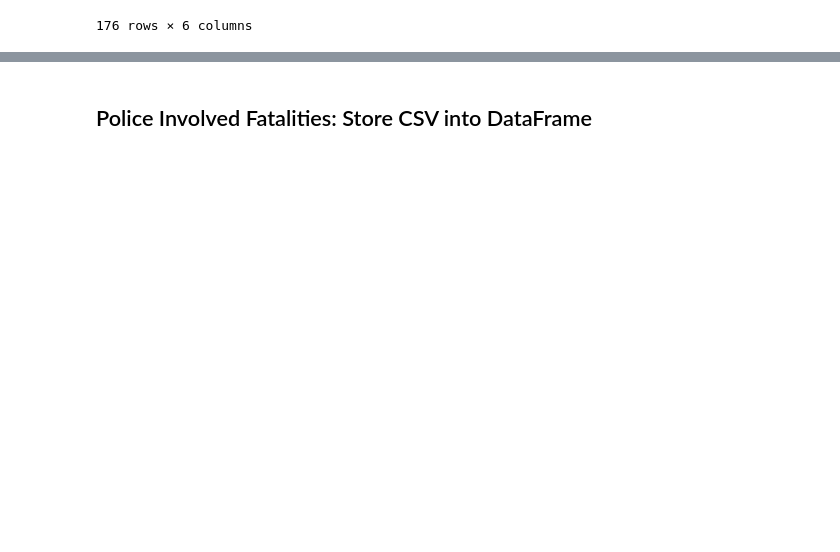
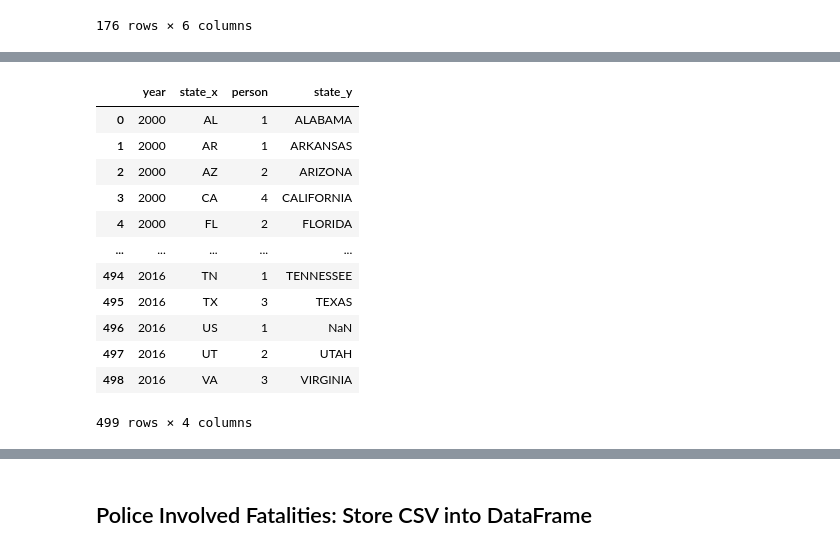
Before and after one commit to dianabaltazar/etl-project, a Jupyter notebook: etl_project.ipynb, the cells around one changed output, grey strips where cells are left out. Saved outputs shown, nothing was run; the diff lists cells and outputs as text; code cells hidden in the pictures; blank space fills up the shorter version.

```diff
--- a/etl_project.ipynb
+++ b/etl_project.ipynb
@@ -108,0 +172,17 @@ ag_police.head()
+# %%
+ag_police = ag_police.drop('state_code', 1)
+ag_police
+# %% [output]
+|  | year | state_x | person | state_y |
+| 0 | 2000 | AL | 1 | ALABAMA |
+| 1 | 2000 | AR | 1 | ARKANSAS |
+| 2 | 2000 | AZ | 2 | ARIZONA |
+| 3 | 2000 | CA | 4 | CALIFORNIA |
+| 4 | 2000 | FL | 2 | FLORIDA |
+| ... | ... | ... | ... | ... |
+| 494 | 2016 | TN | 1 | TENNESSEE |
+| 495 | 2016 | TX | 3 | TEXAS |
+| 496 | 2016 | US | 1 | NaN |
+| 497 | 2016 | UT | 2 | UTAH |
+| 498 | 2016 | VA | 3 | VIRGINIA |
+499 rows × 4 columns
```
Also changed, not shown: parts of 28 cells of this notebook.
